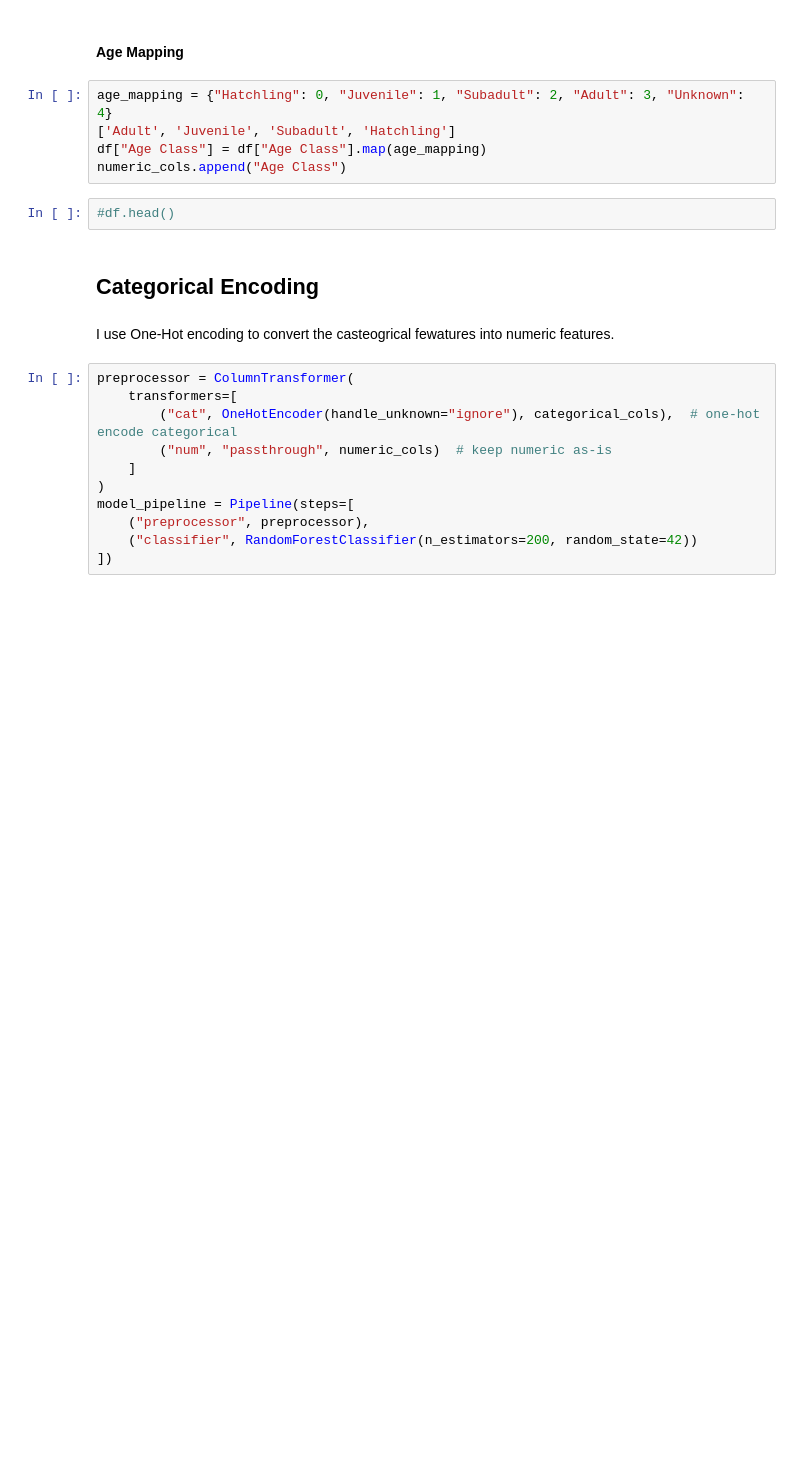
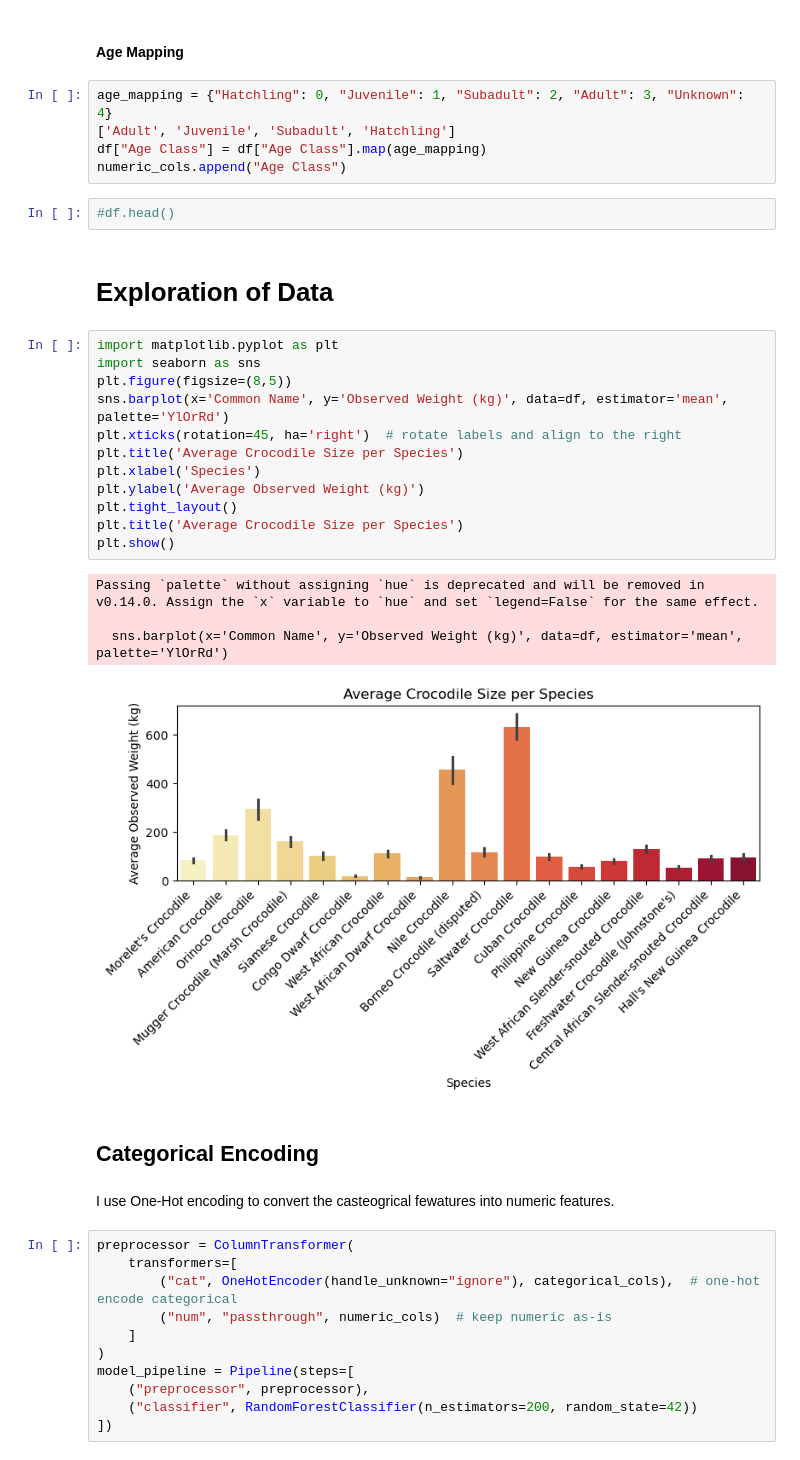
Before and after one commit to RyanWoodzell/Crocodile-Classification, a Jupyter notebook: Crocodile_Random_Forest.ipynb, the cells around one changed output. Drawn from its saved outputs; the diff is of its cells as text; blank space fills up the shorter version.

```diff
--- a/Crocodile_Random_Forest.ipynb
+++ b/Crocodile_Random_Forest.ipynb
@@ -83,6 +83,25 @@ df["Age Class"] = df["Age Class"].map(age_mapping)
 numeric_cols.append("Age Class")
 # %%
 #df.head()
+# %% [markdown]
+# Exploration of Data
+# %%
+import matplotlib.pyplot as plt
+import seaborn as sns
+plt.figure(figsize=(8,5))
+sns.barplot(x='Common Name', y='Observed Weight (kg)', data=df, estimator='mean', palette='YlOrRd')
+plt.xticks(rotation=45, ha='right')  # rotate labels and align to the right
+plt.title('Average Crocodile Size per Species')
+plt.xlabel('Species')
+plt.ylabel('Average Observed Weight (kg)')
+plt.tight_layout()
+plt.title('Average Crocodile Size per Species')
+plt.show()
+# %% [output]
+Passing `palette` without assigning `hue` is deprecated and will be removed in v0.14.0. Assign the `x` variable to `hue` and set `legend=False` for the same effect.
+
+  sns.barplot(x='Common Name', y='Observed Weight (kg)', data=df, estimator='mean', palette='YlOrRd')
+[figure, added]
 # %% [markdown]
 ## Categorical Encoding
 # %% [markdown]
```
